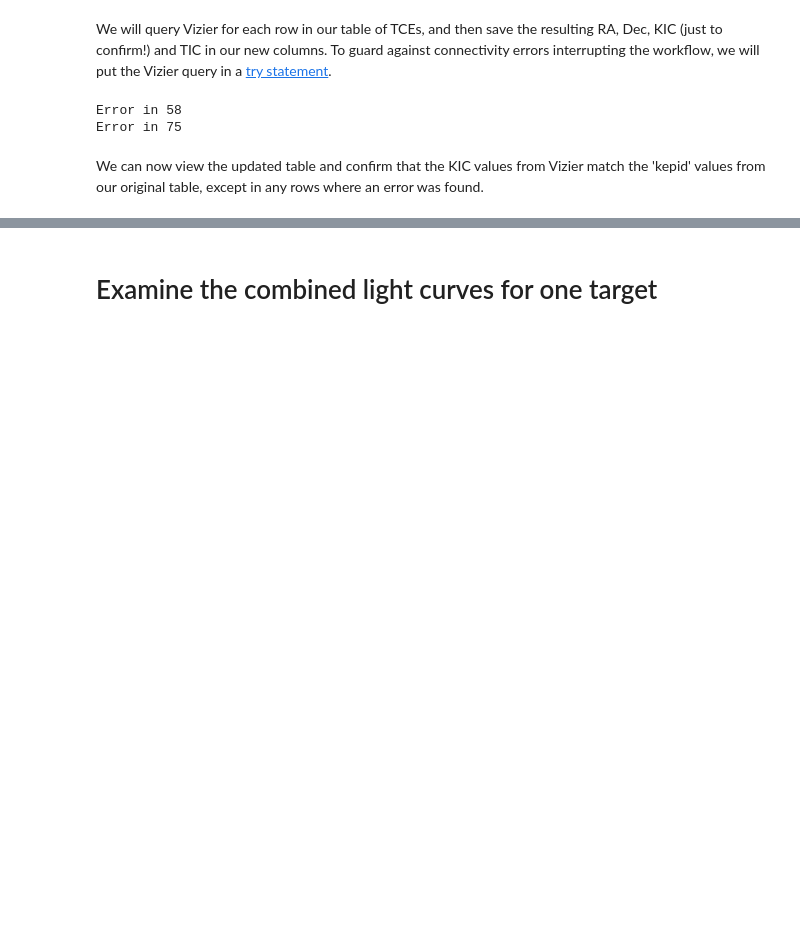
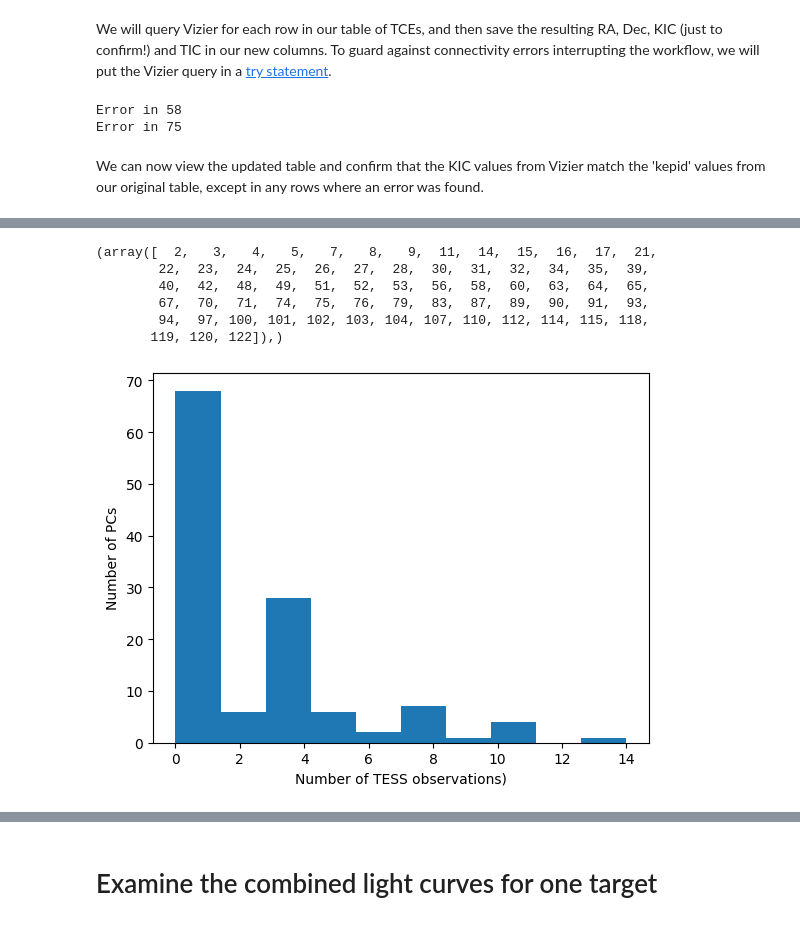
Before and after one commit to spacetelescope/project-tikebook, a Jupyter notebook: kepler_counterparts/kepler_counterparts.ipynb, the cells around one changed output, grey strips where cells are left out. Saved outputs shown, nothing was run; the diff lists cells and outputs as text; code cells hidden in the pictures; blank space fills up the shorter version.

```diff
--- a/kepler_counterparts/kepler_counterparts.ipynb
+++ b/kepler_counterparts/kepler_counterparts.ipynb
@@ -249,4 +261,0 @@ JRK is this true - time it.
-# %%
-i=0
-row=tab[i]
-print(row['kepid'])
@@ -286,6 +262,9 @@ Wall time: 149 ms
+# %%
+tab.add_column(np.zeros(n,dtype=int),name='TESS fast')
 # %%
-%%time
-obs_table2=Observations.query_criteria(target_name=row['TIC'],
-                                      project='TESS',obs_collection='HLSP',dataproduct_type='timeseries')
-print(obs_table2['t_exptime'])
-print(obs_table2.columns)
+for i,row in enumerate(tab):
+    obs_count = Observations.query_criteria_count(target_name=row['TIC'],
+                                        project='TESS',obs_collection='HLSP',
+                                        dataproduct_type='timeseries',
+                                       t_exptime=[20.0,600.0])
+    tab['TESS fast'][i]=obs_count
@@ -319,2 +270,0 @@ Wall time: 78.8 ms
-# %%
-tab.add_column(np.empty(n,dtype=int),name='TESS HLSP')
@@ -330,0 +271,13 @@ tab[tab['TESS fast']==True]['kepid','tce_period','tce_period_err','tce_num_trans
+# %%
+plt.hist(tab['TESS fast'])
+plt.xlabel('Number of TESS observations)')
+plt.ylabel('Number of PCs')
+print(np.where(tab['TESS fast']==0))
+# %% [output]
+(array([  2,   3,   4,   5,   7,   8,   9,  11,  14,  15,  16,  17,  21,
+        22,  23,  24,  25,  26,  27,  28,  30,  31,  32,  34,  35,  39,
+        40,  42,  48,  49,  51,  52,  53,  56,  58,  60,  63,  64,  65,
+        67,  70,  71,  74,  75,  76,  79,  83,  87,  89,  90,  91,  93,
+        94,  97, 100, 101, 102, 103, 104, 107, 110, 112, 114, 115, 118,
+       119, 120, 122]),)
+[figure, added]
```
Also changed, not shown: parts of 23 cells of this notebook.
